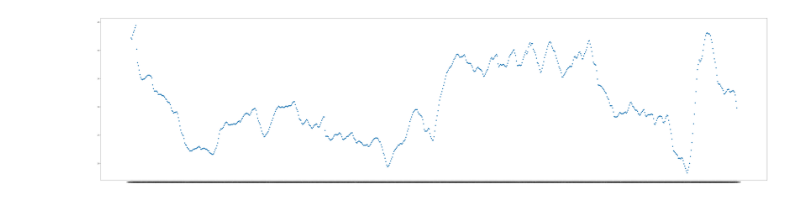
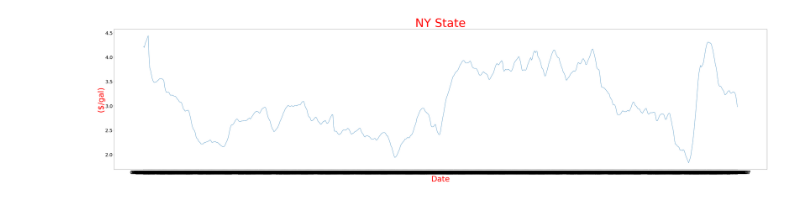
Before and after one commit to emcancode/FinalProjectPDA_Noeth, a Jupyter notebook: FinalProjectPDA.ipynb, the cells around one changed output. Saved outputs shown, nothing was run; the diff lists cells and outputs as text; code cells hidden in the pictures.

```diff
--- a/FinalProjectPDA.ipynb
+++ b/FinalProjectPDA.ipynb
@@ -28,8 +28,12 @@ None
 # %%
 from matplotlib import pyplot as plt
 
-plt.scatter(df['Date'], df['New York State Average ($/gal)'])
-
+plt.plot(df['Date'], df['New York State Average ($/gal)'])
+plt.title('NY State', fontsize = 75, color = 'r')
+plt.xlabel('Date', fontsize = 50, color = 'r')
+plt.ylabel('($/gal)', fontsize = 50, color = 'r')
+plt.xticks(fontsize = 30)
+plt.yticks(fontsize = 30)
 plt.show()
 # %% [output]
-[figure, old version]
+[figure, new version]
```
